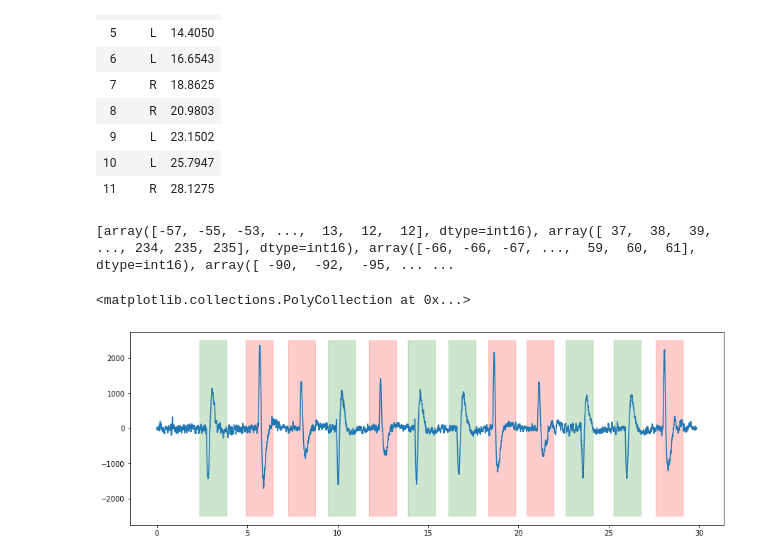
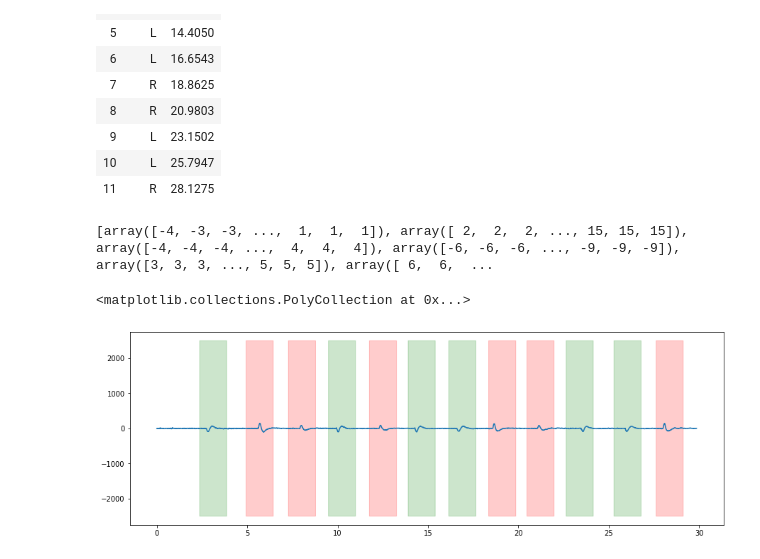
Before and after one commit to BruceWangXD/SpaceInvaders, a Jupyter notebook: catch22.ipynb, the cells around one changed output. Cells and saved outputs as stored; diff of their text form; code cells hidden in the pictures.

Commit message:
working with all training data

```diff
--- a/catch22.ipynb
+++ b/catch22.ipynb
@@ -64,0 +21,6 @@ plt.plot(wav_array)
+# %%
+# load in training data
+
+waves, labels, samprate = load_training_data(path = "C:/Users/souls/Documents/Aqua10/Datasets/Good Data - Sandeep no errors/",
+                       scale_factor= 512/(2**13 - 1),
+                       blacklist = ["blink", "different", "fast", "slow", "eyebrow"])
@@ -64,0 +29,20 @@ plt.plot(wav_array)
+# %%
+# extract events from training data
+
+time_seq = np.linspace(1, len(wav_array), len(wav_array))/samprate
+
+before_buffer = 0.5
+after_buffer = 1
+
+events = [] # list of events in terms of slice of wav_array
+event_labels = [] # list of labels
+
+for key in labels:
+    wave = waves[key]
+    label = labels[key]
+    for lab, time in zip(label.label, label.time):
+        event_labels.append(lab)
+        event_start = int((time - before_buffer) * samprate) # in terms of sampling rate
+        event_end = int((time + after_buffer) * samprate) # in terms of sampling rate
+
+        events.append(wave[event_start:event_end])
@@ -66,14 +143,14 @@ plt.plot(wav_array)
 # Load in labels
 
 
-labels = pd.read_csv(path+file+"..txt", sep=",\t", skiprows=1)
+# labels = pd.read_csv(path+file+"..txt", sep=",\t", skiprows=1)
 
-labels.columns = ["label", "time"]
+# labels.columns = ["label", "time"]
 
-# Change depending on whether L is coded as 1 or as 2
-labels.label = ["L" if label == 1 else "R" for label in labels.label]
+# # Change depending on whether L is coded as 1 or as 2
+# labels.label = ["L" if label == 1 else "R" for label in labels.label]
 
-labels
+# labels
 # %% [output]
 |  | label | time |
 | 0 | L | 2.8675 |
@@ -104,39 +181,40 @@ for time in labels.time[labels.label == "R"]:
     right_events_bool = ( (time_seq > time - before_buffer) & (time_seq < time+after_buffer) ) | right_events_bool
 
 events = [] # list of events in terms of slice of wav_array
-for time in labels.time:
-    event_start = int((time - before_buffer) * samprate) # in terms of sampling rate
-    event_end = int((time+after_buffer) * samprate) # in terms of sampling rate
+for key in labels:
+    for time in labels.time:
+        event_start = int((time - before_buffer) * samprate) # in terms of sampling rate
+        event_end = int((time+after_buffer) * samprate) # in terms of sampling rate
 
-    events.append(wav_array[event_start:event_end])
+        events.append(wav_array[event_start:event_end])
 
 print(events)
 
 plt.figure(figsize=(15, 5))
 
 plt.plot(time_seq, wav_array)
 
 plt.fill_between(time_seq, 2500, -2500,
                  where = left_events_bool,
                  color = 'g',
                  alpha=0.2)
 
 plt.fill_between(time_seq, 2500, -2500,
                  where = right_events_bool,
                  color = 'r',
                  alpha=0.2)
 
 
 
 
 # plt.fill_betweenx(ys, start_times, end_times,
 #                  facecolor="orange", # The fill color
 #                  color='blue',       # The outline color
 #                  alpha=0.2)          # Transparency of the fill
 # %% [output]
-[array([-57, -55, -53, ...,  13,  12,  12], dtype=int16), array([ 37,  38,  39, ..., 234, 235, 235], dtype=int16), array([-66, -66, -67, ...,  59,  60,  61], dtype=int16), array([ -90,  -92,  -95, ... ...
+[array([-4, -3, -3, ...,  1,  1,  1]), array([ 2,  2,  2, ..., 15, 15, 15]), array([-4, -4, -4, ...,  4,  4,  4]), array([-6, -6, -6, ..., -9, -9, -9]), array([3, 3, 3, ..., 5, 5, 5]), array([ 6,  6,  ...
 <matplotlib.collections.PolyCollection at 0x...>
-[figure, old version]
+[figure, new version]
 # %%
 # # Livestreaming data
 
```
Also changed, not shown: parts of 13 cells of this notebook.
